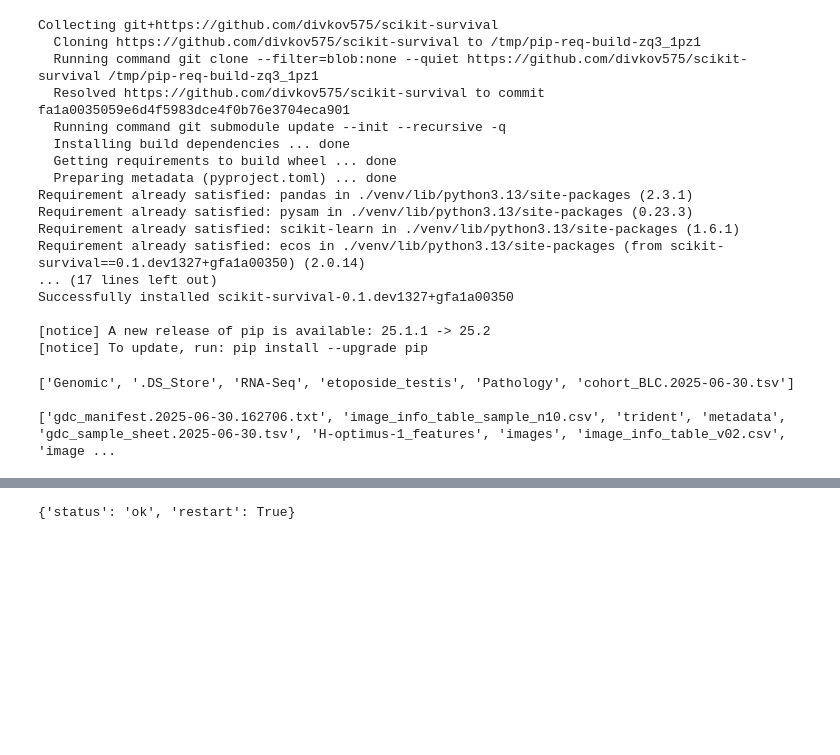
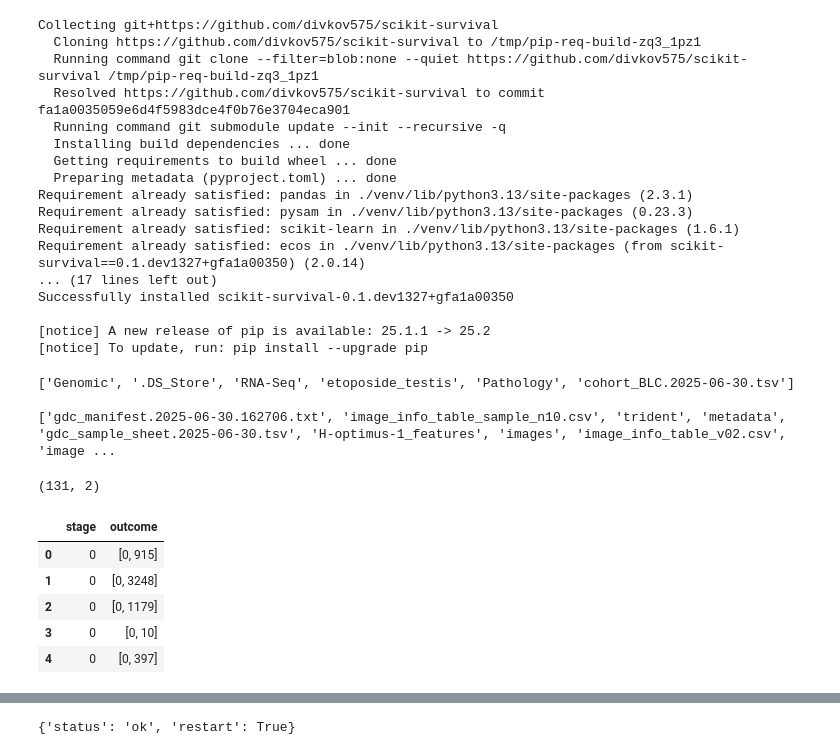
Before and after one commit to DIvkov575/calgb, a Jupyter notebook: cox_clinical.ipynb, the cells around one changed output, grey strips where cells are left out. Drawn from its saved outputs; the diff is of its cells as text; code cells hidden in the pictures; blank space fills up the shorter version.

```diff
--- a/cox_clinical.ipynb
+++ b/cox_clinical.ipynb
@@ -45,16 +45,11 @@ print(os.listdir(f'{root}/Pathology'))
 
 ['gdc_manifest.2025-06-30.162706.txt', 'image_info_table_sample_n10.csv', 'trident', 'metadata', 'gdc_sample_sheet.2025-06-30.tsv', 'H-optimus-1_features', 'images', 'image_info_table_v02.csv', 'image ...
 # %%
-ids = pd.read_csv("ids.csv").drop(labels=["Unnamed: 1"], axis=1)
-
-clinical_data_raw = pd.read_json("./clinical.project-tcga-brca.2025-07-30.json").set_index("case_id")
+ids = pd.read_json("ids/tcga_cohort.json")
+clinical_data_raw = pd.read_json("./clinical-tcga-brca.json").set_index("case_id")
 clinical_data = clinical_data_raw.loc[ids["case_id"]]
 
-clinical_data['stage_raw'] = clinical_data['diagnoses'].apply(
-    lambda d: d[0].get('ajcc_pathologic_stage') if isinstance(d, list) and d else None
-)
-
-clinical_data['stage'] = clinical_data['stage_raw'].apply(lambda x: x[0:-2])
+clinical_data['stage'] = ids["stage"]
 
 def process_row(elem):
     vital_status = elem['demographic'].get('vital_status')
@@ -100,31 +95,41 @@ def format_for_cox(elem):
 
 clinical_data["outcome"] = clinical_data.apply(process_row, axis=1).to_frame().apply(lambda x: format_for_cox(x.item()), axis=1)
 
 
 
 def remove_sparse_features(X, threshold=0.05):
     non_zero_fraction = (X != 0).sum(axis=0) / X.shape[0]
     keep = non_zero_fraction > threshold
     print(clinical_data_filtered.shape)
     print(clinical_data_filtered.columns)
     return X.loc[:, keep]
 
 
 def remove_perfect_correlations(X):
     corr_matrix = X.corr().abs()
     upper = corr_matrix.where(np.triu(np.ones(corr_matrix.shape), k=1).astype(bool))
     to_drop = [column for column in upper.columns if any(upper[column] == 1)]
     print(clinical_data_filtered.shape)
     return X.drop(columns=to_drop)
 
 # print(clinical_data.shape)
 # clinical_data_filtered = remove_sparse_features(clinical_data)
 clinical_data_filtered = clinical_data
 
 from sklearn.preprocessing import LabelEncoder
 le = LabelEncoder()
 for col in clinical_data_filtered["stage"].to_frame():
     clinical_data_filtered[col] = le.fit_transform(clinical_data_filtered[col])
 clinical_data_filtered["stage_copy"] = clinical_data_filtered["stage"]
 
-clinical_data_filtered = clinical_data_filtered.reset_index()
+clinical_data_filtered = clinical_data_filtered.reset_index()[["stage", "outcome"]]
+print(clinical_data_filtered.shape)
+clinical_data_filtered.head()
+# %% [output]
+(131, 2)
+|  | stage | outcome |
+| 0 | 0 | [0, 915] |
+| 1 | 0 | [0, 3248] |
+| 2 | 0 | [0, 1179] |
+| 3 | 0 | [0, 10] |
+| 4 | 0 | [0, 397] |
```
Also changed, not shown: parts of 3 cells of this notebook, 7 other files.
